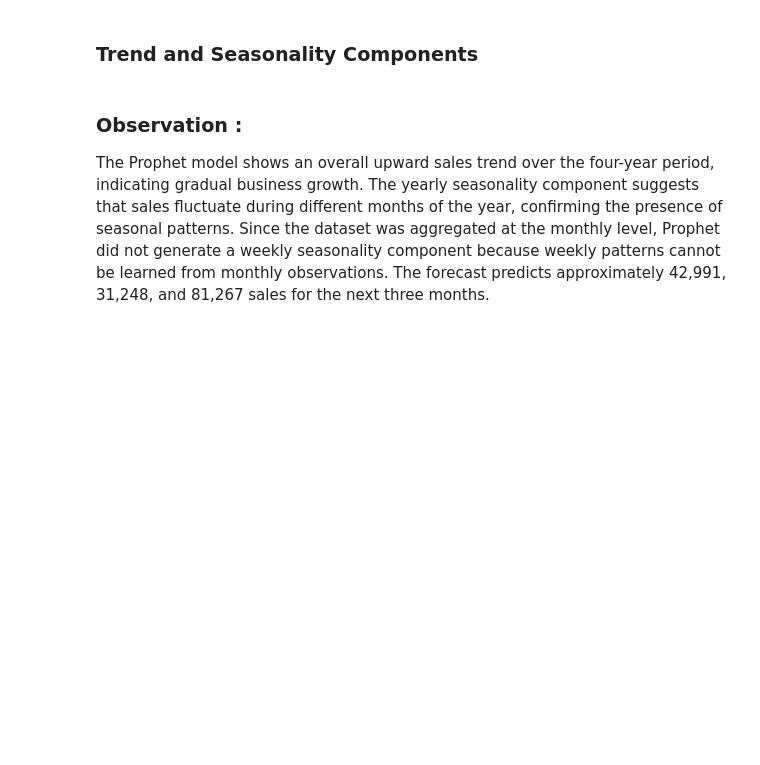
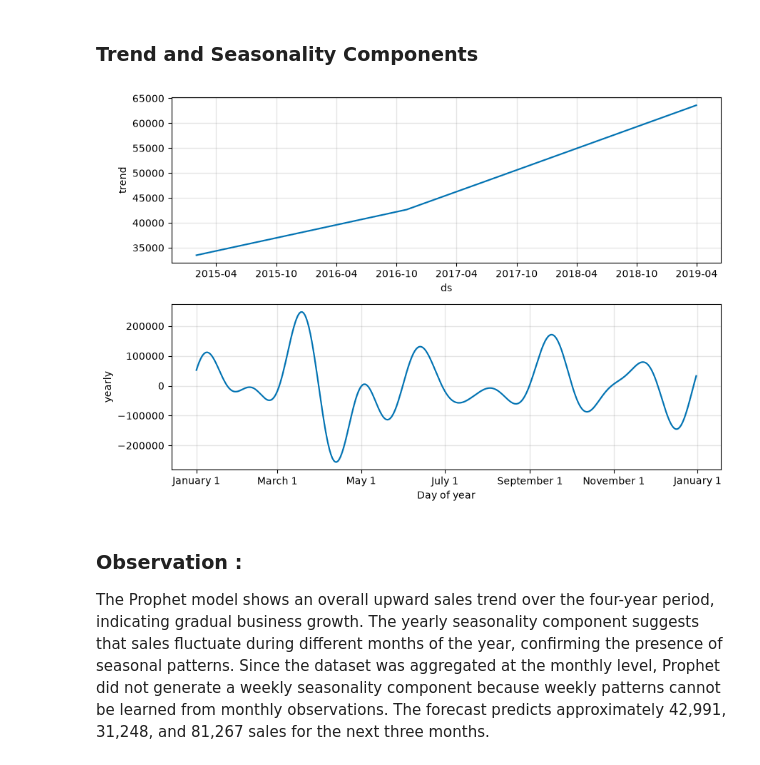
Before and after one commit to Sumit-342/sales-forecasting-dashboard, a Jupyter notebook: analysis.ipynb, the cells around one changed output. Cells and saved outputs as stored; diff of their text form; code cells hidden in the pictures; blank space fills up the shorter version.

```diff
--- a/analysis.ipynb
+++ b/analysis.ipynb
@@ -503,9 +765,11 @@ plt.show()
 ### Trend and Seasonality Components
 # %%
 # Plot trend and seasonality components
-fig2 = prophet_model.plot_components(forecast)
+fig2 = prophet_model.plot_components(prophet_forecast)
 
 plt.show()
+# %% [output]
+[figure, added]
 # %% [markdown]
 ### Observation :
 The Prophet model shows an overall upward sales trend over the four-year period, indicating gradual business growth. The yearly seasonality component suggests that sales fluctuate during different months of the year, confirming the presence of seasonal patterns. Since the dataset was aggregated at the monthly level, Prophet did not generate a weekly seasonality component because weekly patterns cannot be learned from monthly observations. The forecast predicts approximately 42,991, 31,248, and 81,267 sales for the next three months.
```
Also changed, not shown: parts of 64 cells of this notebook.
